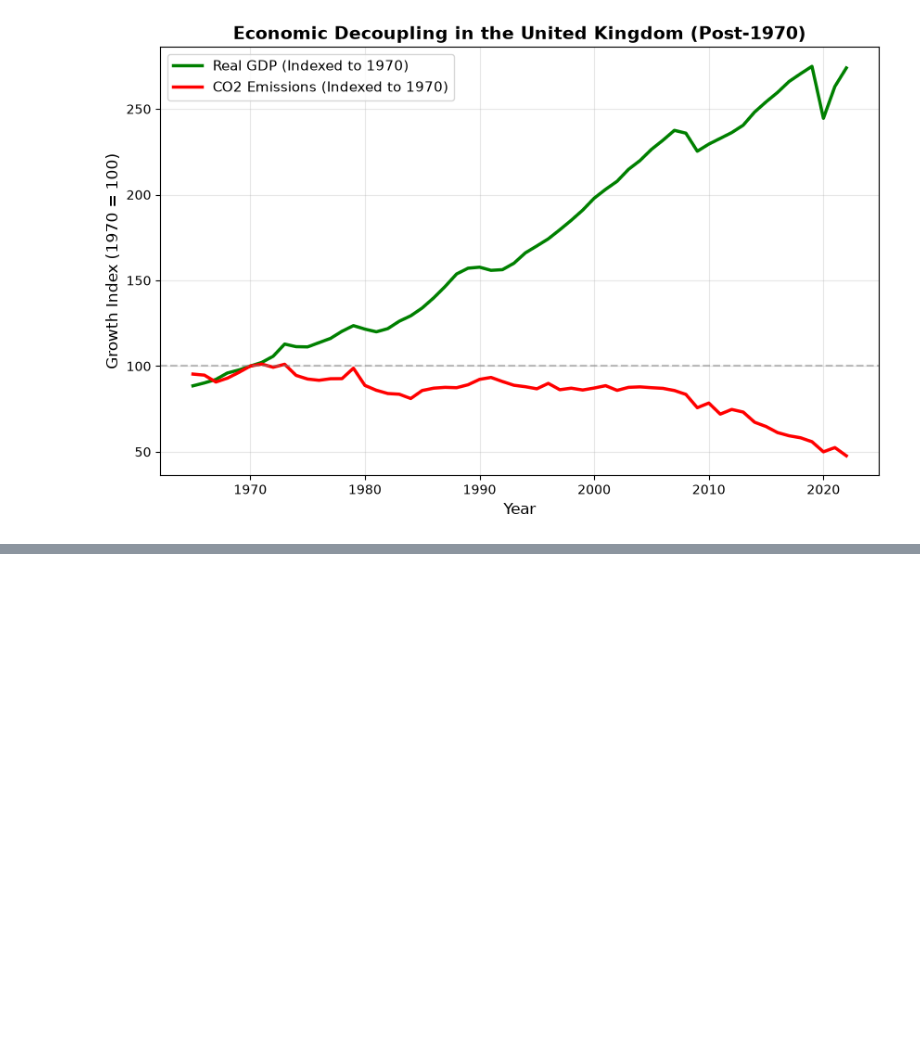
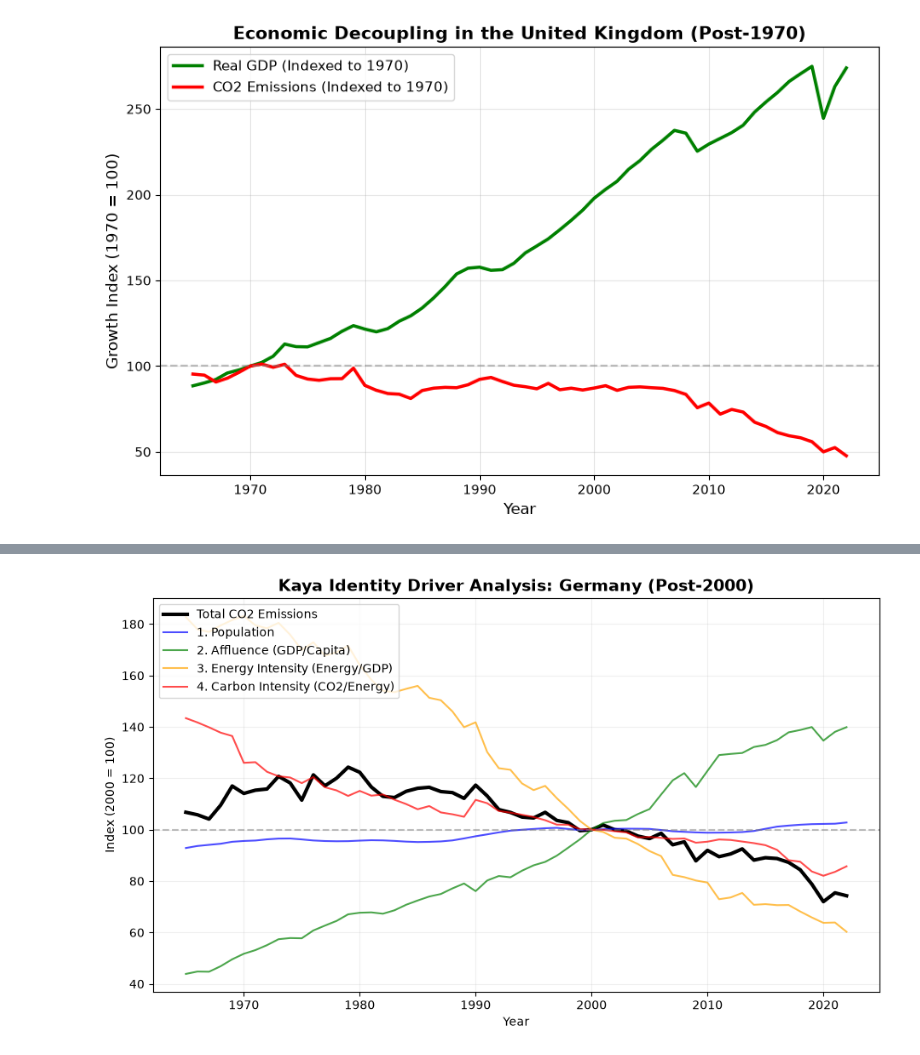
Before and after one commit to elizazazaaar/sustainable-growth-decoupling, a Jupyter notebook: notebooks/1_data_synthesis.ipynb, the cells around one changed output, grey strips where cells are left out. Cells and saved outputs as stored; diff of their text form; code cells hidden in the pictures; blank space fills up the shorter version.

Commit message:
Add data synthesis notebook with decoupling visualization

```diff
--- a/notebooks/1_data_synthesis.ipynb
+++ b/notebooks/1_data_synthesis.ipynb
@@ -143,0 +162,35 @@ plt.show()
+# %%
+import matplotlib.pyplot as plt
+
+# Choose a country from your leaderboard
+target_country = 'Germany'
+kaya_df = df[df['country'] == target_country].copy()
+
+# Index everything to the year 2000 baseline to see the drivers clearly
+base_yr = 2000
+base = kaya_df[kaya_df['year'] == base_yr].iloc[0]
+
+# Calculate the 4 Kaya Identity components relative to 2000
+kaya_df['Scale_Population'] = (kaya_df['population'] / base['population']) * 100
+kaya_df['Affluence_GDP_per_Cap'] = (kaya_df['gdp_per_capita'] / base['gdp_per_capita']) * 100
+kaya_df['Energy_Intensity'] = (kaya_df['energy_per_gdp'] / base['energy_per_gdp']) * 100
+kaya_df['Carbon_Intensity'] = (kaya_df['carbon_intensity_of_energy'] / base['carbon_intensity_of_energy']) * 100
+kaya_df['Total_CO2'] = (kaya_df['co2'] / base['co2']) * 100
+
+# Plot the Kaya Breakdown
+plt.figure(figsize=(11, 6))
+plt.plot(kaya_df['year'], kaya_df['Total_CO2'], label='Total CO2 Emissions', color='black', linewidth=3, linestyle='-')
+plt.plot(kaya_df['year'], kaya_df['Scale_Population'], label='1. Population', color='blue', alpha=0.7)
+plt.plot(kaya_df['year'], kaya_df['Affluence_GDP_per_Cap'], label='2. Affluence (GDP/Capita)', color='green', alpha=0.7)
+plt.plot(kaya_df['year'], kaya_df['Energy_Intensity'], label='3. Energy Intensity (Energy/GDP)', color='orange', alpha=0.7)
+plt.plot(kaya_df['year'], kaya_df['Carbon_Intensity'], label='4. Carbon Intensity (CO2/Energy)', color='red', alpha=0.7)
+
+plt.title(f'Kaya Identity Driver Analysis: {target_country} (Post-2000)', fontsize=14, fontweight='bold')
+plt.xlabel('Year')
+plt.ylabel('Index (2000 = 100)')
+plt.axhline(100, color='gray', linestyle='--', alpha=0.5)
+plt.legend(loc='upper left')
+plt.grid(True, alpha=0.2)
+plt.show()
+# %% [output]
+[figure, added]
```
Also changed, not shown: parts of 2 cells of this notebook.
